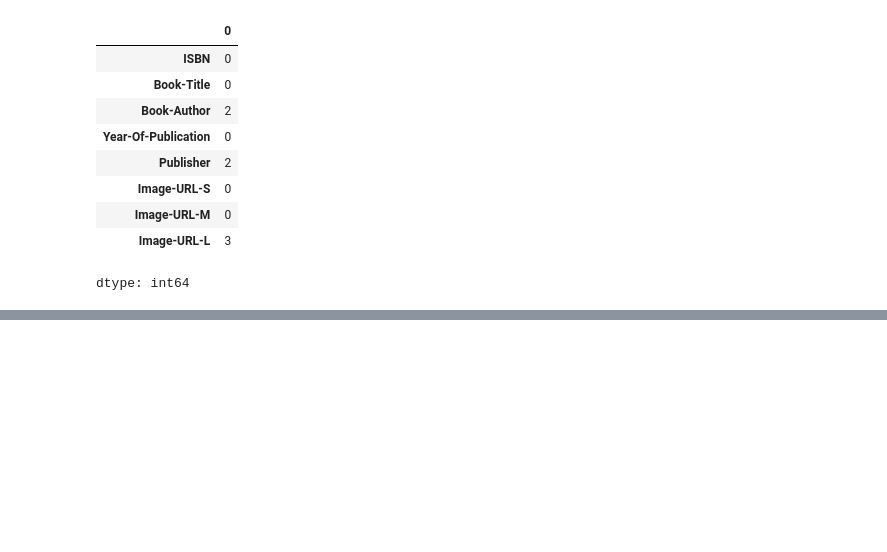
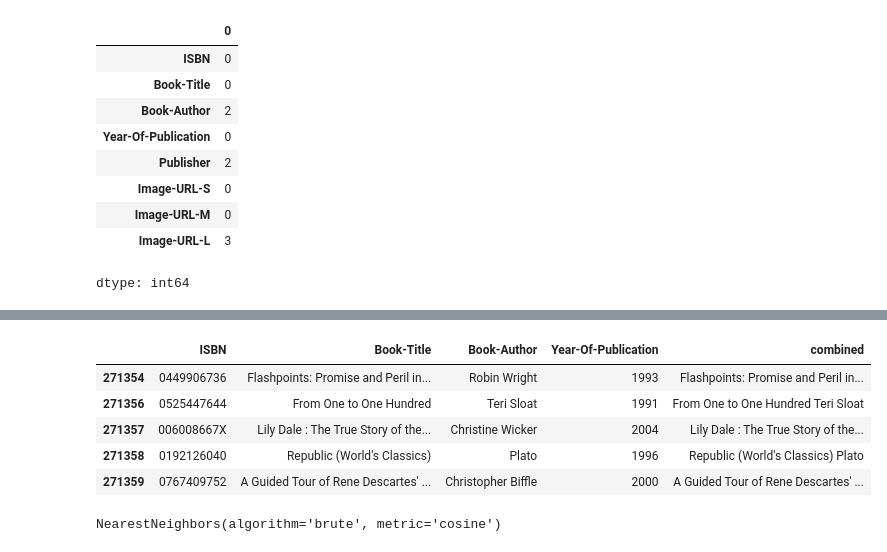
Before and after one commit to spsi-gh/Book-Recommendation-System, a Jupyter notebook: Book_Recommendation_System.ipynb, the cells around one changed output, grey strips where cells are left out. Cells and saved outputs as stored; diff of their text form; code cells hidden in the pictures; blank space fills up the shorter version.

Commit message:
Added KNN, tf-idf and Cosine-Similarity Matrix

```diff
--- a/Book_Recommendation_System.ipynb
+++ b/Book_Recommendation_System.ipynb
@@ -230,2 +298,4 @@ plt.show()
 # %%
 content_features = books_clean[['ISBN', 'Book-Title', 'Book-Author', 'Year-Of-Publication']]
+# %%
+content_features['combined'] = content_features['Book-Title'] + ' ' + content_features['Book-Author']
@@ -231,0 +308,9 @@ content_features = books_clean[['ISBN', 'Book-Title', 'Book-Author', 'Year-Of-Pu
+# %%
+content_features.tail()
+# %% [output]
+|  | ISBN | Book-Title | Book-Author | Year-Of-Publication | combined |
+| 271354 | 0449906736 | Flashpoints: Promise and Peril in... | Robin Wright | 1993 | Flashpoints: Promise and Peril in... |
+| 271356 | 0525447644 | From One to One Hundred | Teri Sloat | 1991 | From One to One Hundred Teri Sloat |
+| 271357 | 006008667X | Lily Dale : The True Story of the... | Christine Wicker | 2004 | Lily Dale : The True Story of the... |
+| 271358 | 0192126040 | Republic (World's Classics) | Plato | 1996 | Republic (World's Classics) Plato |
+| 271359 | 0767409752 | A Guided Tour of Rene Descartes' ... | Christopher Biffle | 2000 | A Guided Tour of Rene Descartes' ... |
@@ -231,0 +320,5 @@ content_features = books_clean[['ISBN', 'Book-Title', 'Book-Author', 'Year-Of-Pu
+# %%
+model_knn = NearestNeighbors(metric = 'cosine', algorithm = 'brute')
+model_knn.fit(tfidf_matrix)
+# %% [output]
+NearestNeighbors(algorithm='brute', metric='cosine')
```
Also changed, not shown: parts of 20 cells of this notebook.
